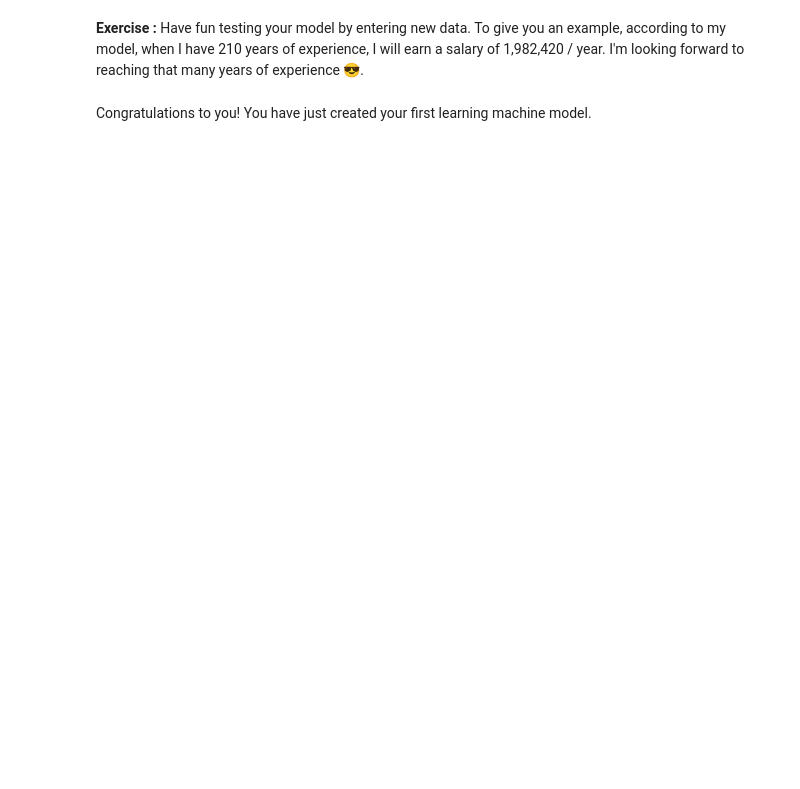
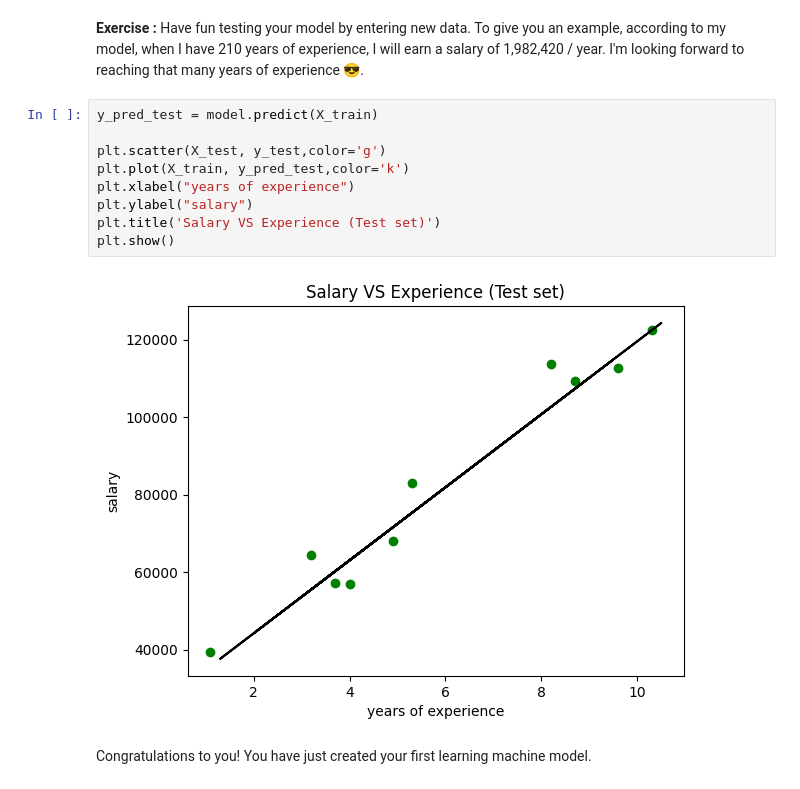
Before and after one commit to mendoce24/linear_regression-Cesar, a Jupyter notebook: regression/01-Simple_linear_regression_sklearn.ipynb, the cells around one changed output. Cells and saved outputs as stored; diff of their text form; blank space fills up the shorter version.

```diff
--- a/regression/01-Simple_linear_regression_sklearn.ipynb
+++ b/regression/01-Simple_linear_regression_sklearn.ipynb
@@ -204,6 +273,17 @@ The expected result should look like this:
 ![testplot.png](./assets/testplot.png)
 # %% [markdown]
 **Exercise :** Have fun testing your model by entering new data. To give you an example, according to my model, when I have 210 years of experience, I will earn a salary of 1,982,420 / year. I'm looking forward to reaching that many years of experience 😎.
+# %%
+y_pred_test = model.predict(X_train)
+
+plt.scatter(X_test, y_test,color='g')
+plt.plot(X_train, y_pred_test,color='k')
+plt.xlabel("years of experience")
+plt.ylabel("salary")
+plt.title('Salary VS Experience (Test set)')
+plt.show()
+# %% [output]
+[figure, added]
 # %% [markdown]
 Congratulations to you! You have just created your first learning machine model.
 # %% [markdown]
```
Also changed, not shown: parts of 7 cells of this notebook.
